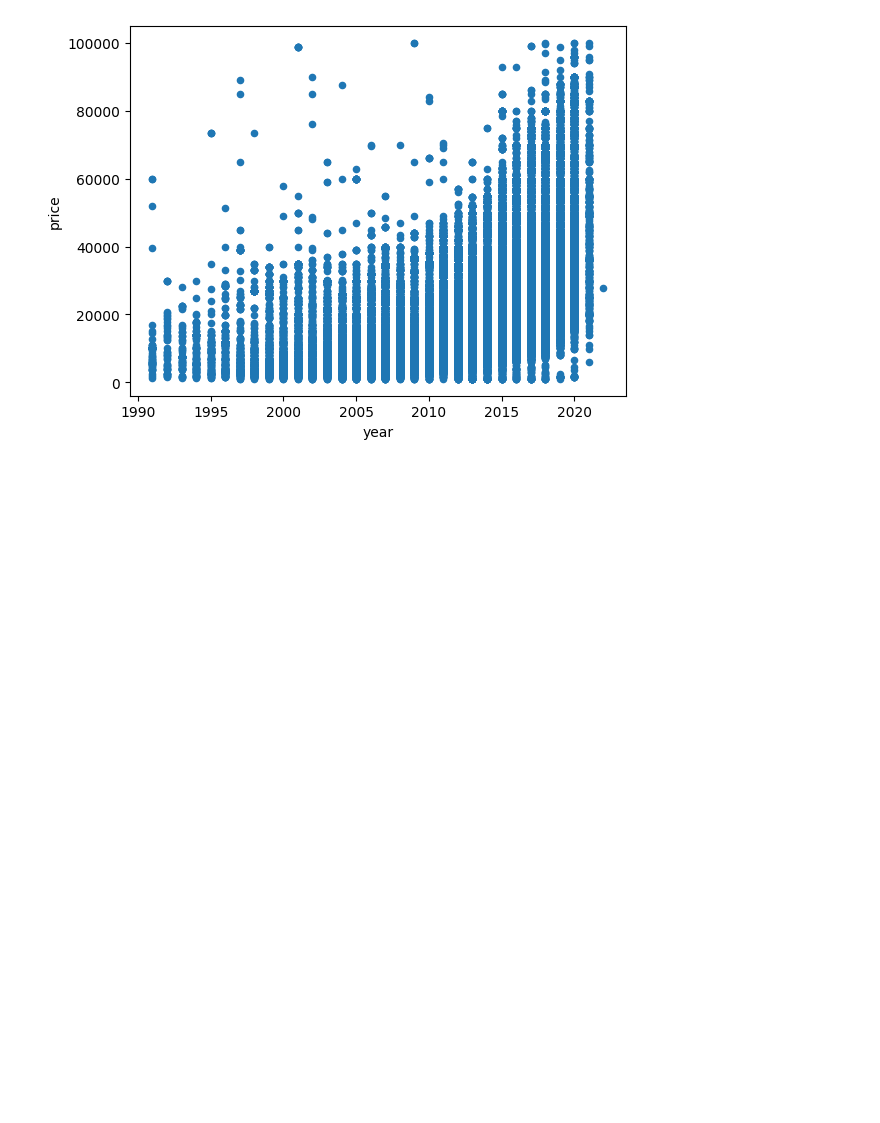
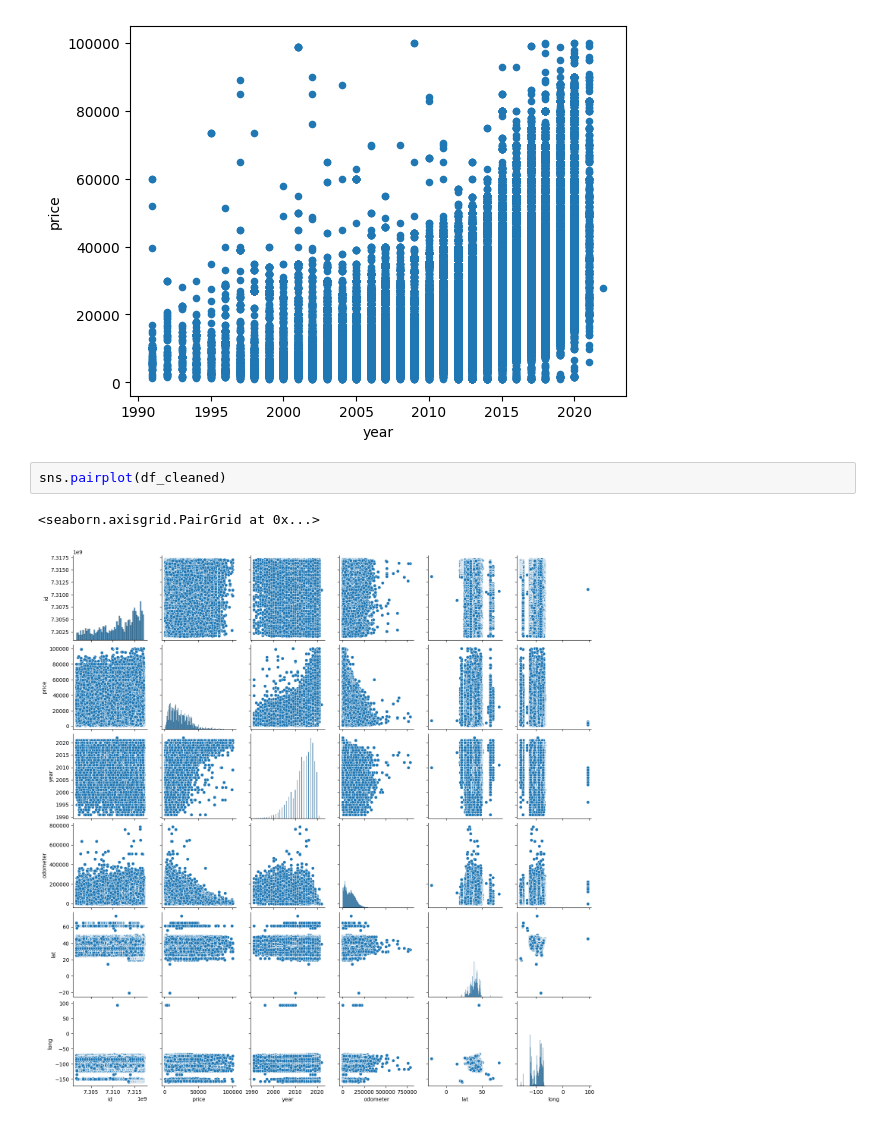
Before and after one commit to fpabi/Tareas, a Jupyter notebook: Tarea_12.ipynb, the cells around one changed output. Drawn from its saved outputs; the diff is of its cells as text; blank space fills up the shorter version.

```diff
--- a/Tarea_12.ipynb
+++ b/Tarea_12.ipynb
@@ -157,3 +157,8 @@ df_cleaned.plot(kind='scatter', x='year', y='price')
 # %% [output]
 <Axes: xlabel='year', ylabel='price'>
 [figure]
+# %%
+sns.pairplot(df_cleaned)
+# %% [output]
+<seaborn.axisgrid.PairGrid at 0x...>
+[figure, added]
```
